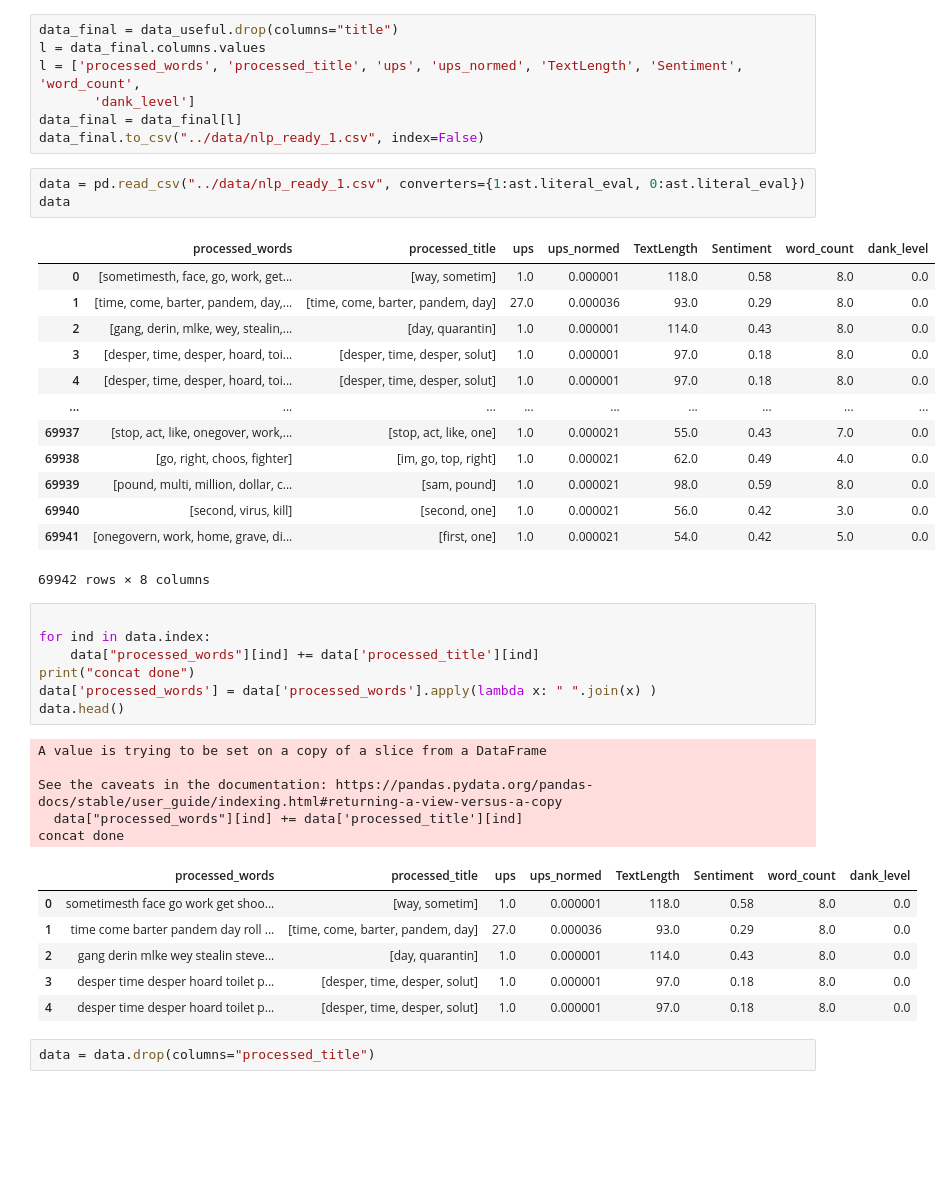
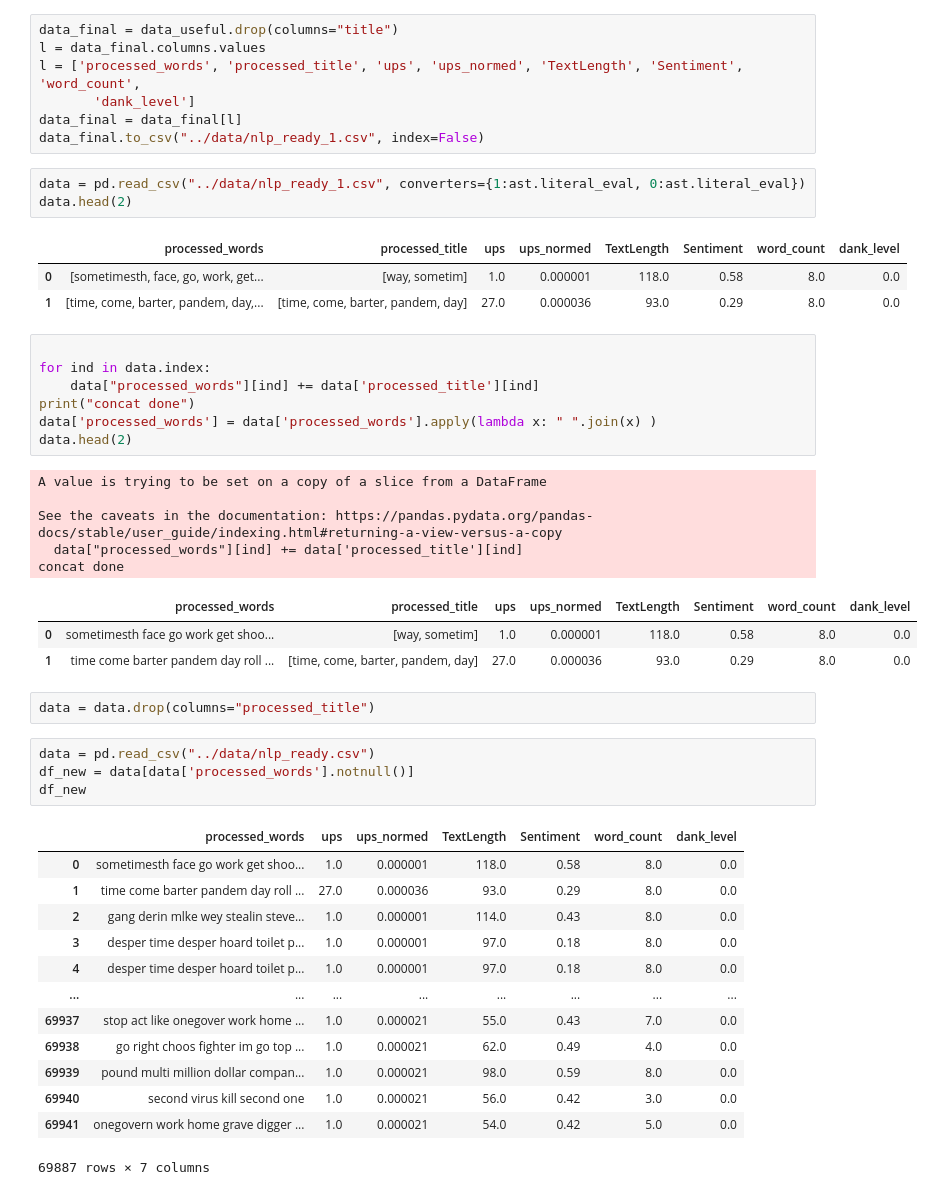
Before and after one commit to bocsardigergely/bachelor-thesis, a Jupyter notebook: notebooks/data-preproc.ipynb, the cells around one changed output. Drawn from its saved outputs; the diff is of its cells as text; blank space fills up the shorter version.

```diff
--- a/notebooks/data-preproc.ipynb
+++ b/notebooks/data-preproc.ipynb
@@ -141,28 +131,18 @@ data_final = data_final[l]
 data_final.to_csv("../data/nlp_ready_1.csv", index=False)
 # %%
 data = pd.read_csv("../data/nlp_ready_1.csv", converters={1:ast.literal_eval, 0:ast.literal_eval})
-data
+data.head(2)
 # %% [output]
 |  | processed_words | processed_title | ups | ups_normed | TextLength | Sentiment | word_count | dank_level |
 | 0 | [sometimesth, face, go, work, get... | [way, sometim] | 1.0 | 0.000001 | 118.0 | 0.58 | 8.0 | 0.0 |
 | 1 | [time, come, barter, pandem, day,... | [time, come, barter, pandem, day] | 27.0 | 0.000036 | 93.0 | 0.29 | 8.0 | 0.0 |
-| 2 | [gang, derin, mlke, wey, stealin,... | [day, quarantin] | 1.0 | 0.000001 | 114.0 | 0.43 | 8.0 | 0.0 |
-| 3 | [desper, time, desper, hoard, toi... | [desper, time, desper, solut] | 1.0 | 0.000001 | 97.0 | 0.18 | 8.0 | 0.0 |
-| 4 | [desper, time, desper, hoard, toi... | [desper, time, desper, solut] | 1.0 | 0.000001 | 97.0 | 0.18 | 8.0 | 0.0 |
-| ... | ... | ... | ... | ... | ... | ... | ... | ... |
-| 69937 | [stop, act, like, onegover, work,... | [stop, act, like, one] | 1.0 | 0.000021 | 55.0 | 0.43 | 7.0 | 0.0 |
-| 69938 | [go, right, choos, fighter] | [im, go, top, right] | 1.0 | 0.000021 | 62.0 | 0.49 | 4.0 | 0.0 |
-| 69939 | [pound, multi, million, dollar, c... | [sam, pound] | 1.0 | 0.000021 | 98.0 | 0.59 | 8.0 | 0.0 |
-| 69940 | [second, virus, kill] | [second, one] | 1.0 | 0.000021 | 56.0 | 0.42 | 3.0 | 0.0 |
-| 69941 | [onegovern, work, home, grave, di... | [first, one] | 1.0 | 0.000021 | 54.0 | 0.42 | 5.0 | 0.0 |
-69942 rows × 8 columns
 # %%
 
 for ind in data.index:
     data["processed_words"][ind] += data['processed_title'][ind]
 print("concat done")
 data['processed_words'] = data['processed_words'].apply(lambda x: " ".join(x) )
-data.head()
+data.head(2)
 # %% [output]
 A value is trying to be set on a copy of a slice from a DataFrame
 
@@ -172,10 +152,25 @@ concat done
 |  | processed_words | processed_title | ups | ups_normed | TextLength | Sentiment | word_count | dank_level |
 | 0 | sometimesth face go work get shoo... | [way, sometim] | 1.0 | 0.000001 | 118.0 | 0.58 | 8.0 | 0.0 |
 | 1 | time come barter pandem day roll ... | [time, come, barter, pandem, day] | 27.0 | 0.000036 | 93.0 | 0.29 | 8.0 | 0.0 |
-| 2 | gang derin mlke wey stealin steve... | [day, quarantin] | 1.0 | 0.000001 | 114.0 | 0.43 | 8.0 | 0.0 |
-| 3 | desper time desper hoard toilet p... | [desper, time, desper, solut] | 1.0 | 0.000001 | 97.0 | 0.18 | 8.0 | 0.0 |
-| 4 | desper time desper hoard toilet p... | [desper, time, desper, solut] | 1.0 | 0.000001 | 97.0 | 0.18 | 8.0 | 0.0 |
 # %%
 data = data.drop(columns="processed_title")
+# %%
+data = pd.read_csv("../data/nlp_ready.csv")
+df_new = data[data['processed_words'].notnull()]
+df_new
+# %% [output]
+|  | processed_words | ups | ups_normed | TextLength | Sentiment | word_count | dank_level |
+| 0 | sometimesth face go work get shoo... | 1.0 | 0.000001 | 118.0 | 0.58 | 8.0 | 0.0 |
+| 1 | time come barter pandem day roll ... | 27.0 | 0.000036 | 93.0 | 0.29 | 8.0 | 0.0 |
+| 2 | gang derin mlke wey stealin steve... | 1.0 | 0.000001 | 114.0 | 0.43 | 8.0 | 0.0 |
+| 3 | desper time desper hoard toilet p... | 1.0 | 0.000001 | 97.0 | 0.18 | 8.0 | 0.0 |
+| 4 | desper time desper hoard toilet p... | 1.0 | 0.000001 | 97.0 | 0.18 | 8.0 | 0.0 |
+| ... | ... | ... | ... | ... | ... | ... | ... |
+| 69937 | stop act like onegover work home ... | 1.0 | 0.000021 | 55.0 | 0.43 | 7.0 | 0.0 |
+| 69938 | go right choos fighter im go top ... | 1.0 | 0.000021 | 62.0 | 0.49 | 4.0 | 0.0 |
+| 69939 | pound multi million dollar compan... | 1.0 | 0.000021 | 98.0 | 0.59 | 8.0 | 0.0 |
+| 69940 | second virus kill second one | 1.0 | 0.000021 | 56.0 | 0.42 | 3.0 | 0.0 |
+| 69941 | onegovern work home grave digger ... | 1.0 | 0.000021 | 54.0 | 0.42 | 5.0 | 0.0 |
+69887 rows × 7 columns
 # %%
 
```
Also changed, not shown: parts of 2 cells of this notebook, 6 other files.
